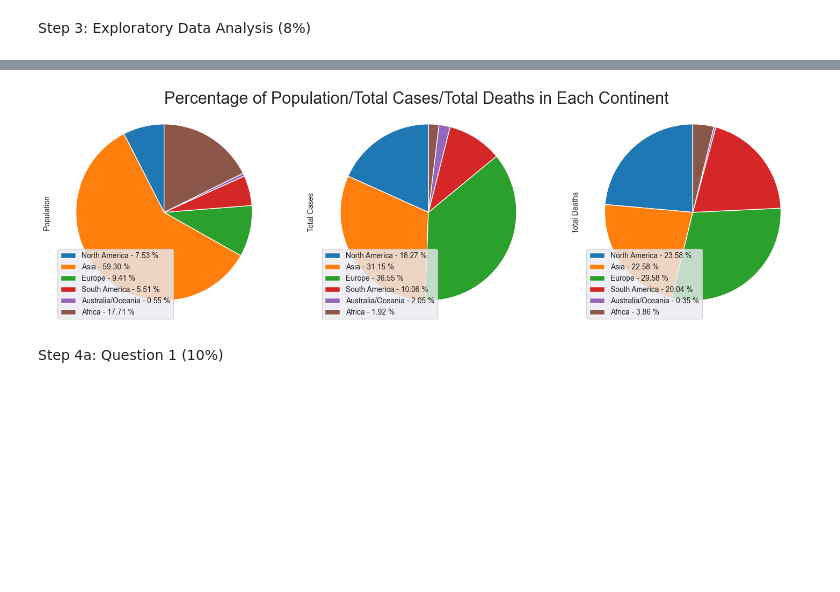
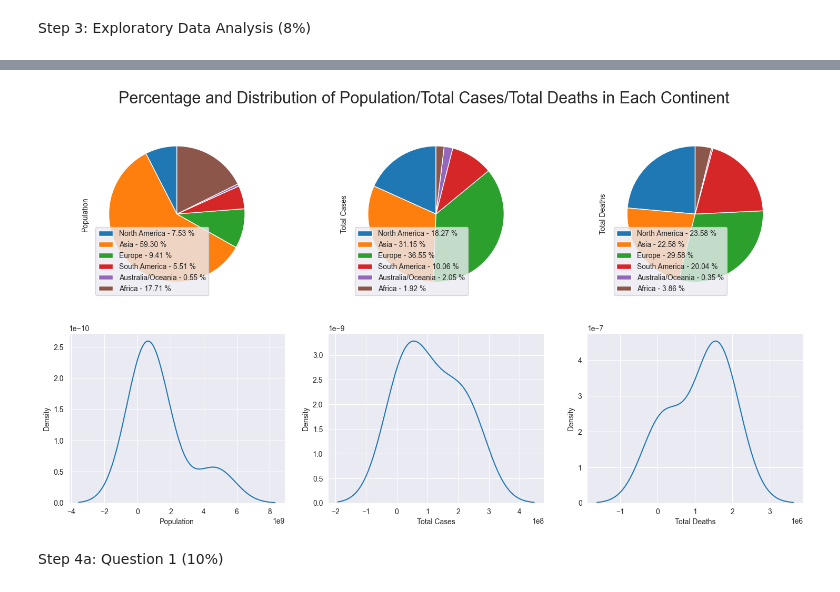
Before and after one commit to MJ-Peters/SDPA-Coursework, a Jupyter notebook: Data Analysis.ipynb, the cells around one changed output, grey strips where cells are left out. Saved outputs shown, nothing was run; the diff lists cells and outputs as text; code cells hidden in the pictures; blank space fills up the shorter version.

Commit message:
Added KDE plot for the previously added pie charts

```diff
--- a/Data Analysis.ipynb
+++ b/Data Analysis.ipynb
@@ -63,10 +64,12 @@ for new_continent in new_continent_list:  # Iterate through the new continent na
     n += 1
 
 # Moving country continent and population to first/second column as it is important for comparison to total cases etc
-country_pop_col = df.pop("Continent")
-df.insert(0, "Continent", country_pop_col)
-country_pop_col = df.pop("Population")  # Removes the column from DF while saving it to a variable
-df.insert(1, "Population", country_pop_col)  # Replacing the column in first position using previously assigned variable
+pop_col = df.pop("Continent")
+df.insert(0, "Continent", pop_col)
+pop_col = df.pop("Population")  # Removes the column from DF while saving it to a variable
+df.insert(1, "Population", pop_col)  # Replacing the column in first position using previously assigned variable
+pop_col = df.pop("Total Tests")
+df.insert(5, "Total Tests", pop_col)
 
 # Removing non-ccountries/non-territories from the DF
 drop_list = ["Diamond Princess", "MS Zaandam", "Total:"]  # List of unwanted non-countries/non-territories
@@ -150,21 +166,24 @@ Step 3: Exploratory Data Analysis (8%)
 # %%
-# Mean, sum, range, and
-
 # Pie charts showing the share of population, total cases, and total deaths that each continent has
 fig = plt.figure(figsize=(18, 9))  # Setting the figure size
 pie_data = ["Population", "Total Cases", "Total Deaths"]  # List of the column titles we wish to plot
 for i in range(3):  # Iterating through the column titles
-    n = 131 + i  # Using i to define which subfig column of the fig each chart will go
-    ax = plt.subplot(n, aspect="equal")  # Defining the axis and position of the chart
+    ax = plt.subplot(2, 3, 1 + i, aspect="equal")  # Defining the axis and position of the chart
     df.loc[:"Africa"].plot(kind="pie", y=pie_data[i], ax=ax, startangle=90, shadow=False, labels=None)  # Plotting the desired data
     x = np.char.array(new_continent_list[:-1])  # Creating an array of continent names for the legend
     y = df[pie_data[i]].head(6)  # Creating an array of continent data for the legend
     percent = 100.*y/y.sum()  # Calculating the percentage for each continent
     label = ['{0} - {1:1.2f} %'.format(i,j) for i,j in zip(x, percent)]  # Formattingg the x and y data into a string
     plt.legend(label)  # Defining the legend
 
-fig.suptitle("Percentage of Population/Total Cases/Total Deaths in Each Continent", fontsize=22)  # Creating the title for the figure
-fig.subplots_adjust(top=1.35)  # Adjusting the distance between title and subplots within the figure
+KDE_data = ["Population", "Total Cases", "Total Deaths"]  # List of the column titles we wish to plot
+for i in range(3):  # Iterating through the column titles
+    ax = plt.subplot(2, 3, 4 + i)  # Defining the axis and position of the chart
+    KDE = sns.kdeplot(data=df.loc[:"Africa"][KDE_data[i]])
+
+
+fig.suptitle("Percentage and Distribution of Population/Total Cases/Total Deaths in Each Continent", fontsize=22)  # Creating the title for the figure
+fig.subplots_adjust(top=0.9)  # Adjusting the distance between title and subplots within the figure
 plt.show()  # Showing the figure
 # %% [output]
-[figure, old version]
+[figure, new version]
```
Also changed, not shown: parts of 5 cells of this notebook.
